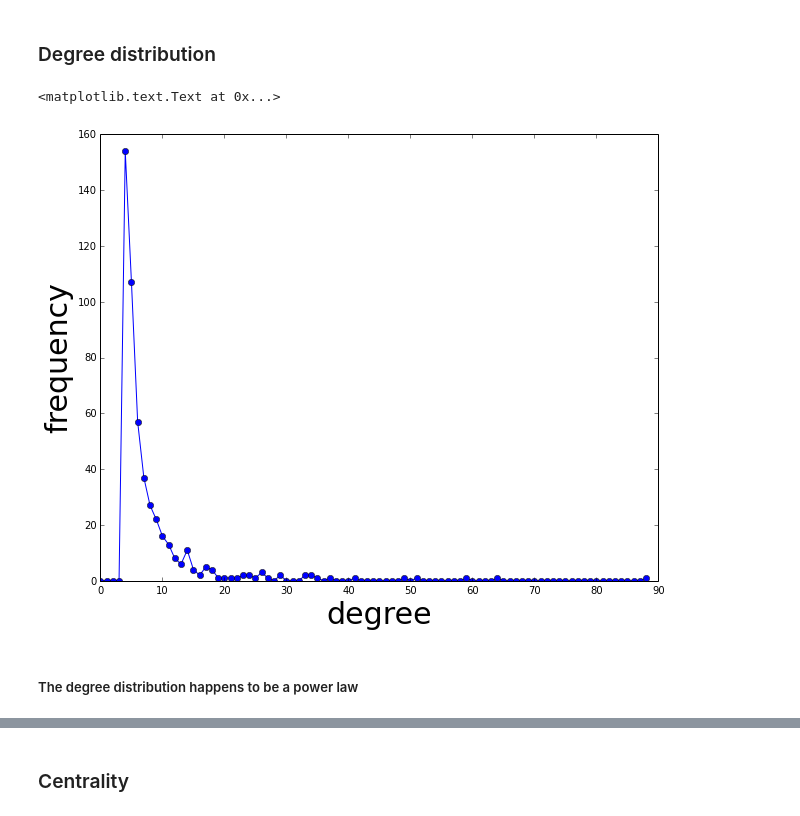
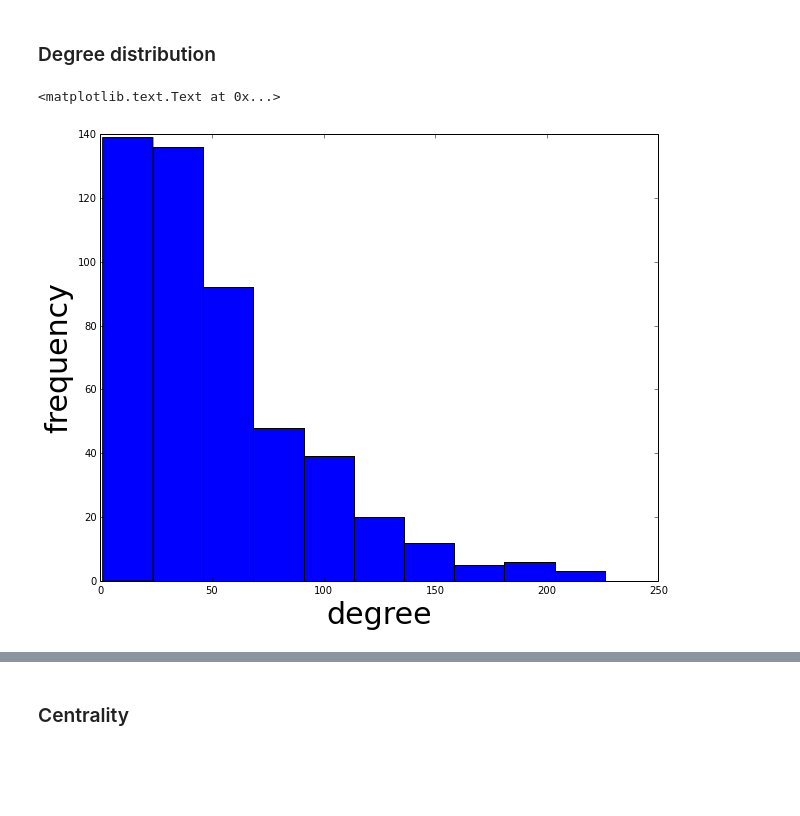
Before and after one commit to debsankha/network_course_python, a Jupyter notebook: talks/05-networkx-algorithms.ipynb, the cells around one changed output, grey strips where cells are left out. Cells and saved outputs as stored; diff of their text form; code cells hidden in the pictures; blank space fills up the shorter version.

```diff
--- a/talks/05-networkx-algorithms.ipynb
+++ b/talks/05-networkx-algorithms.ipynb
@@ -44,9 +40,11 @@ deg_hist=np.array(nx.degree_histogram(huge_graph))
+# %%
+huge_graph=nx.read_gpickle("../data/airport/big_airportnet.gpickle")
+# %%
+degs=list(huge_graph.degree().values())
 # %%
-plt.plot(np.arange(deg_hist.shape[0]), deg_hist, 'bo-')
+plt.hist(degs)
 plt.xlabel("degree", fontsize=30)
 plt.ylabel("frequency", fontsize=30)
 # %% [output]
 <matplotlib.text.Text at 0x...>
-[figure, old version]
+[figure, new version]
-# %% [markdown]
-##### The degree distribution happens to be a power law
```
Also changed, not shown: parts of 17 cells of this notebook, 3 other files.
